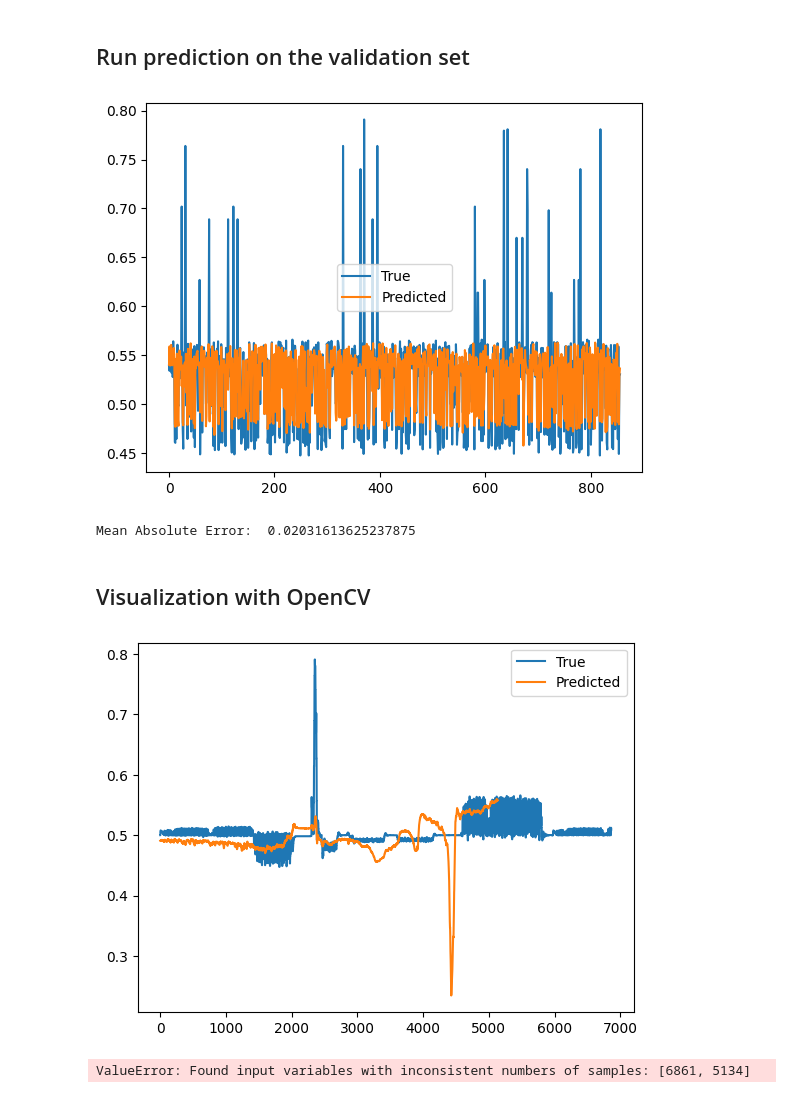
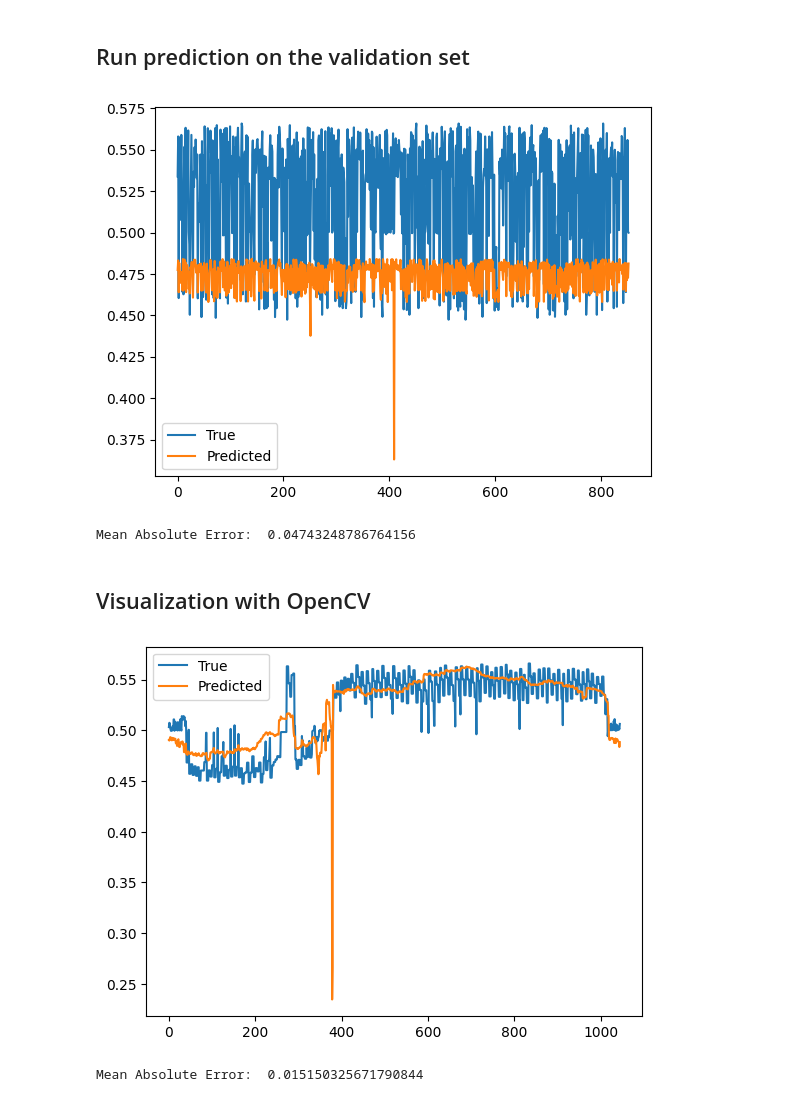
Before and after one commit to curroramos/Self_Driving_ROAR, a Jupyter notebook: train.ipynb, the cells around one changed output. Cells and saved outputs as stored; diff of their text form; code cells hidden in the pictures.

```diff
--- a/train.ipynb
+++ b/train.ipynb
@@ -137,12 +137,19 @@ transform = transforms.Compose([
 ])
 
 # Create the dataset
-dataset = CarlaDataset(selected_images, selected_labels, transform=transform)
+dataset = CarlaDataset(selected_images, selected_labels) #, transform=transform)
 
-# Show some examples
+# # Show some examples
+# for i in range(3):
+#     image, label = dataset[i]
+#     print(image.shape, label)
+#     plt.imshow(image.permute(1, 2, 0))
+#     plt.show()
+
+# Show samples when no transform is applied
 for i in range(3):
     image, label = dataset[i]
     print(image.shape, label)
-    plt.imshow(image.permute(1, 2, 0))
+    plt.imshow(image)
     plt.show()
 # %% [output]
@@ -360,7 +353,10 @@ plt.show()
 ## Run prediction on the validation set
 # %%
 # Load the best model
-model.load_state_dict(torch.load('model_15.pth'))
+image_w = 640
+image_h = 360
+model = Net(image_w, image_h).to(device)
+model.load_state_dict(torch.load('models/model_9_16_14_59.pth'))
 
 # Select dataloader
 dataloader = train_loader
@@ -388,17 +384,17 @@ plt.show()
 from sklearn.metrics import mean_absolute_error
 print("Mean Absolute Error: ", mean_absolute_error(y_true, y_pred))
 # %% [output]
-[figure, old version]
+[figure, new version]
-Mean Absolute Error:  0.02031613625237875
+Mean Absolute Error:  0.04743248786764156
 # %% [markdown]
 ## Visualization with OpenCV
 # %%
 # Load model
-model.load_state_dict(torch.load('model_15.pth'))
+model.load_state_dict(torch.load('models/model_15.pth'))
 
 # Choose what images to use for inference
-inference_imgs =  images #filt_images # images
-inference_labels = labels_norm #filt_labels #labels_norm
+inference_imgs =  filt_images #filt_images # images
+inference_labels = filt_labels #filt_labels #labels_norm
 
 y_pred = []
 
@@ -431,32 +427,32 @@ for i in range(len(inference_imgs)):
     cv2.circle(img, center, 50, (0,0,255), 2)
     angle = np.deg2rad(wheel_angle)
     x = int(center[0] + 50*np.cos(angle))
     y = int(center[1] + 50*np.sin(angle))
     cv2.line(img, center, (x,y), (0,0,255), 2)
 
     # Draw to bars to visualize respect to the real steering angle
     bar_height = int(output * 200)
     cv2.rectangle(img, (10, 200), (30, 400), (0,0,255), 2)
     cv2.rectangle(img, (10, 400-bar_height), (30, 400), (0,0,255), -1)
     bar_height = int(label_norm * 200)
     cv2.rectangle(img, (40, 200), (60, 400), (0,255,0), 2)
     cv2.rectangle(img, (40, 400-bar_height), (60, 400), (0,255,0), -1)
 
     cv2.imshow('Image', img)
     if cv2.waitKey(0) == ord('q'):
         cv2.destroyAllWindows()
         break
 cv2.destroyAllWindows()
 
 # Plot the predictions
 plt.plot(inference_labels, label='True')
 plt.plot(y_pred, label='Predicted')
 plt.legend()
 plt.show()
 
 # Calculate mean absolute error
 from sklearn.metrics import mean_absolute_error
 print("Mean Absolute Error: ", mean_absolute_error(inference_labels, y_pred))
 # %% [output]
-[figure, old version]
+[figure, new version]
-ValueError: Found input variables with inconsistent numbers of samples: [6861, 5134]
+Mean Absolute Error:  0.015150325671790844
```
Also changed, not shown: parts of 7 cells of this notebook.
